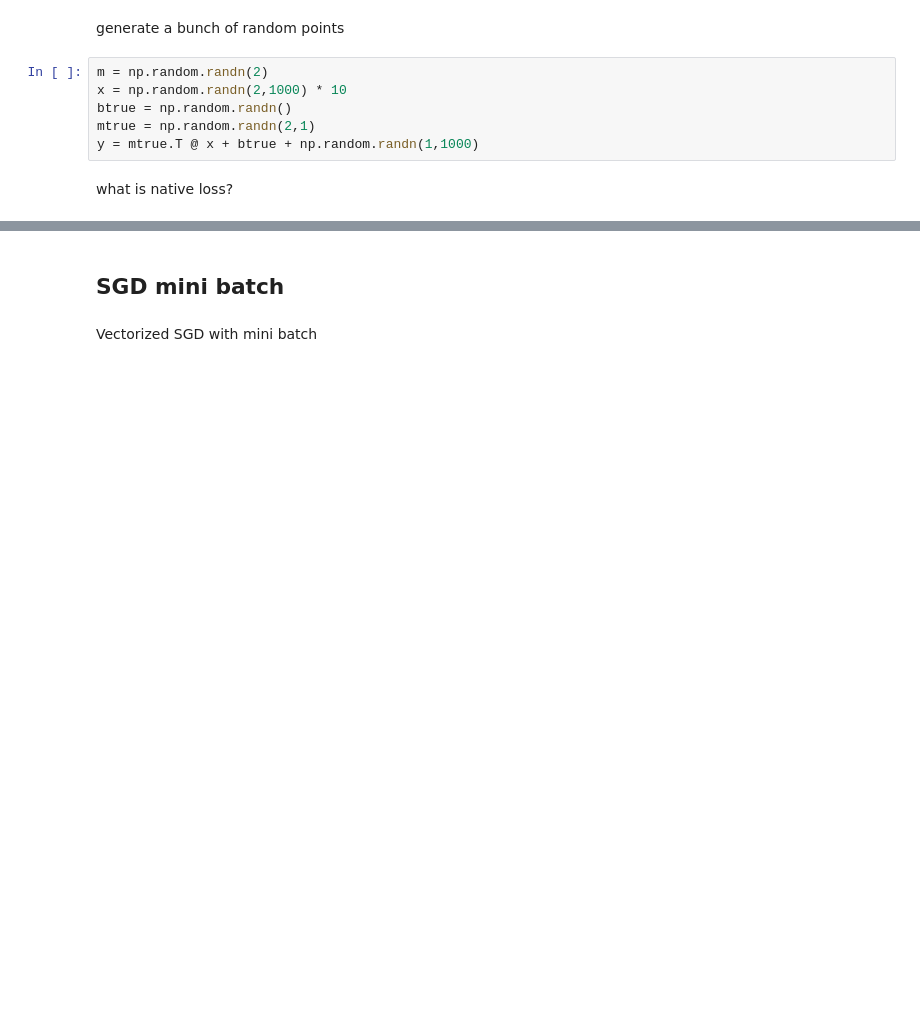
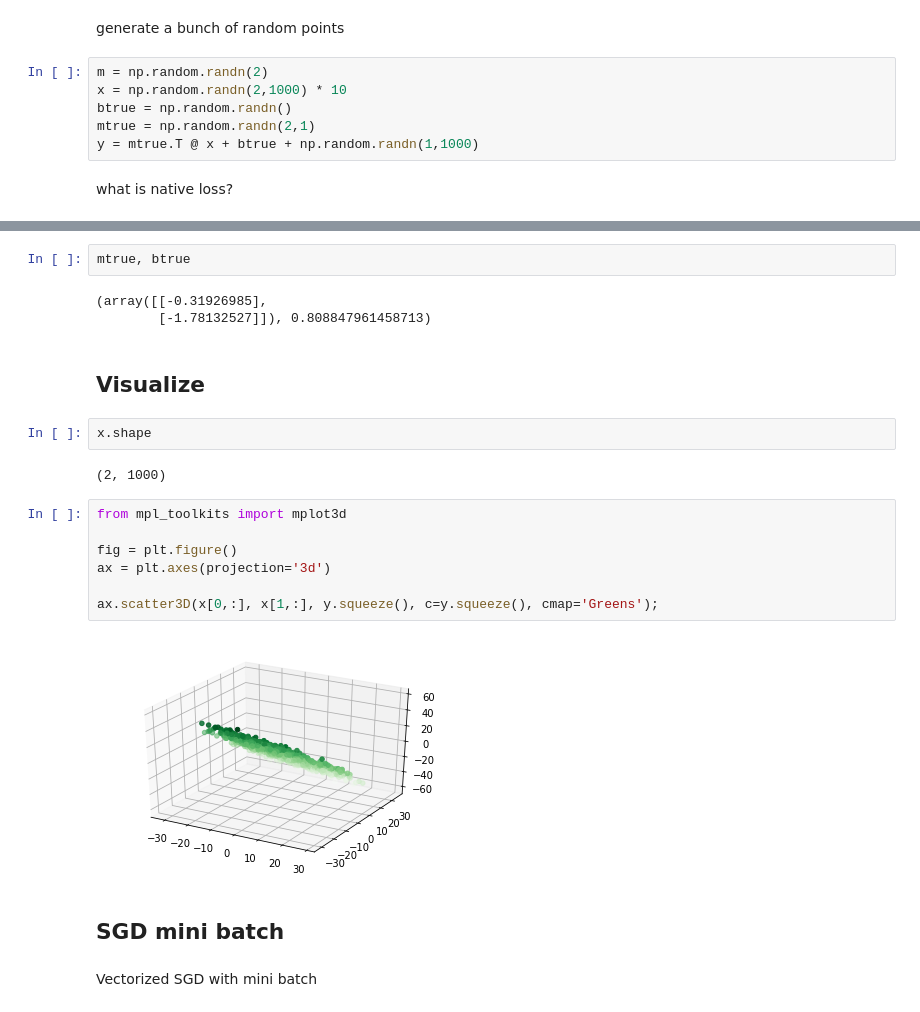
Before and after one commit to clarencenhuang/ml-learnings, a Jupyter notebook: 02 - Linear Regression Multi Dimension + SGD.ipynb, the cells around one changed output, grey strips where cells are left out. Cells and saved outputs as stored; diff of their text form; blank space fills up the shorter version.

```diff
--- a/02 - Linear Regression Multi Dimension + SGD.ipynb
+++ b/02 - Linear Regression Multi Dimension + SGD.ipynb
@@ -31,3 +31,23 @@ Naive loss is 335.59179256036526
+# %%
+mtrue, btrue
+# %% [output]
+(array([[-0.31926985],
+        [-1.78132527]]), 0.808847961458713)
+# %% [markdown]
+## Visualize
+# %%
+x.shape
+# %% [output]
+(2, 1000)
+# %%
+from mpl_toolkits import mplot3d
+
+fig = plt.figure()
+ax = plt.axes(projection='3d')
+
+ax.scatter3D(x[0,:], x[1,:], y.squeeze(), c=y.squeeze(), cmap='Greens');
+# %% [output]
+[figure, added]
 # %% [markdown]
 ## SGD mini batch
 # %% [markdown]
```
Also changed, not shown: parts of 25 cells of this notebook, 1 other file.
